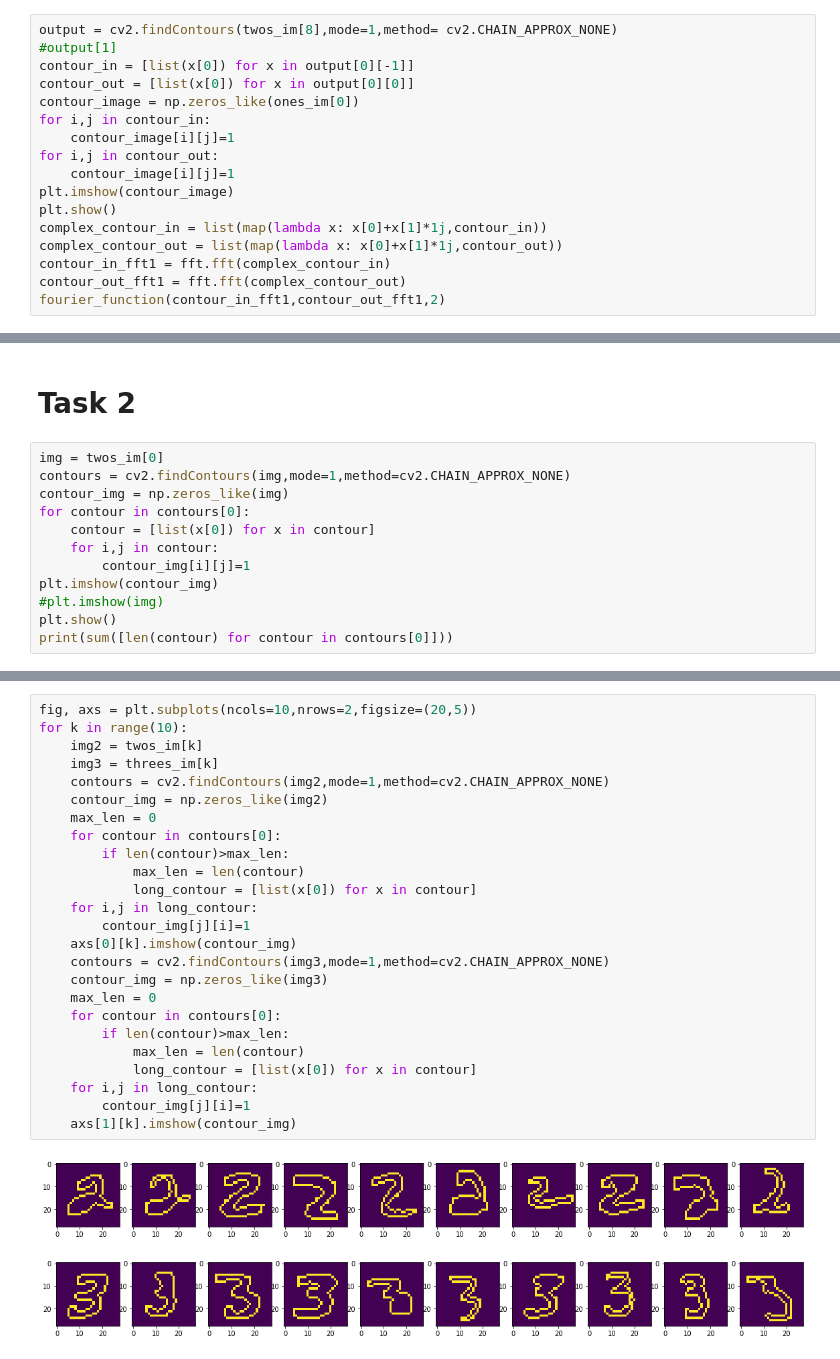
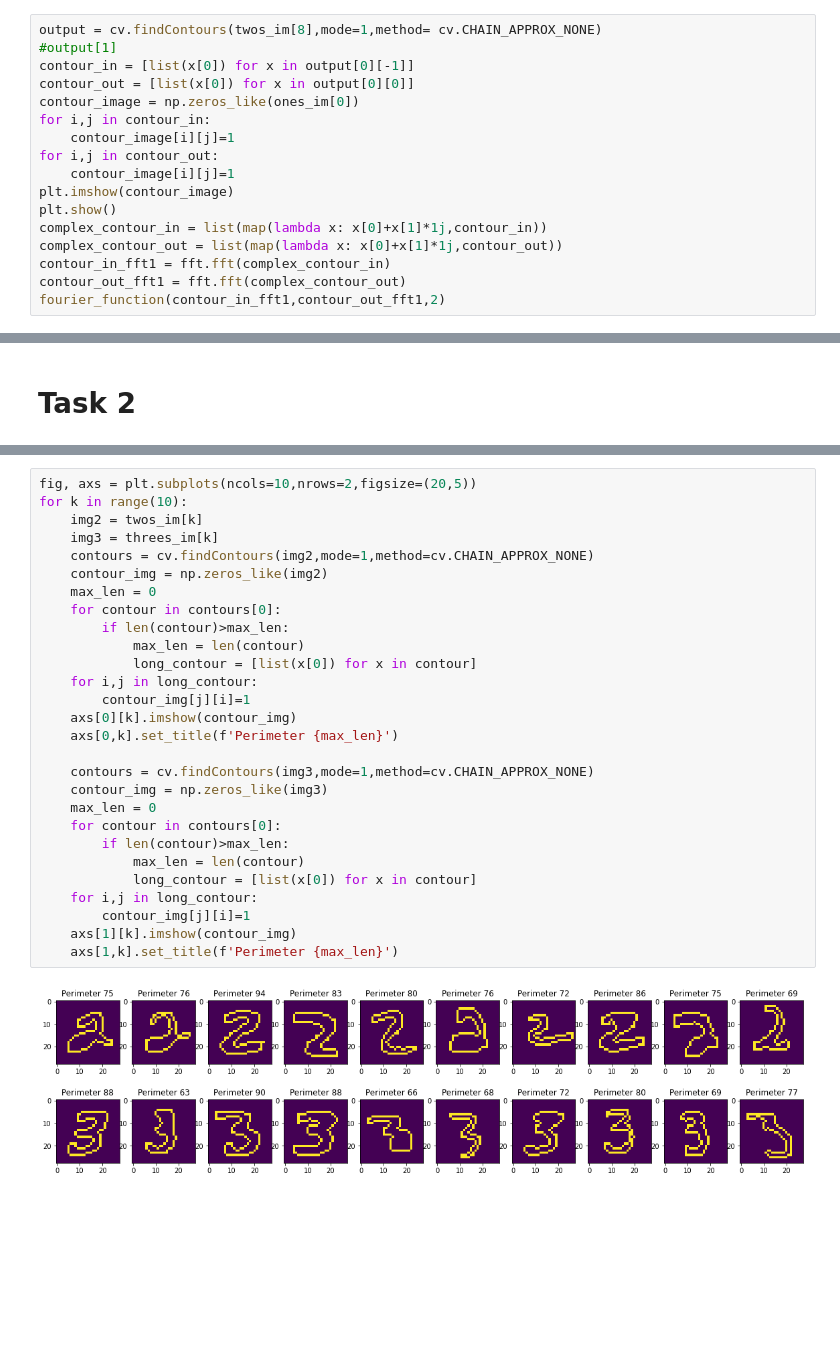
Before and after one commit to pranavkrishna1908/ImageAnalysis, a Jupyter notebook: lab2_final_version.ipynb, the cells around one changed output, grey strips where cells are left out. Drawn from its saved outputs; the diff is of its cells as text; blank space fills up the shorter version.

```diff
--- a/lab2_final_version.ipynb
+++ b/lab2_final_version.ipynb
@@ -442,5 +314,5 @@ def get_invariant_features(img, inv_to_rotation=False, inv_to_translation=False,
 # %%
-output = cv2.findContours(twos_im[8],mode=1,method= cv2.CHAIN_APPROX_NONE)
+output = cv.findContours(twos_im[8],mode=1,method= cv.CHAIN_APPROX_NONE)
 #output[1]
 contour_in = [list(x[0]) for x in output[0][-1]]
 contour_out = [list(x[0]) for x in output[0][0]]
@@ -502,14 +373,2 @@ IndexError: tuple index out of range
 # %% [markdown]
 # Task 2
-# %%
-img = twos_im[0]
-contours = cv2.findContours(img,mode=1,method=cv2.CHAIN_APPROX_NONE)
-contour_img = np.zeros_like(img)
-for contour in contours[0]:
-    contour = [list(x[0]) for x in contour]
-    for i,j in contour:
-        contour_img[i][j]=1
-plt.imshow(contour_img)
-#plt.imshow(img)
-plt.show()
-print(sum([len(contour) for contour in contours[0]]))
@@ -519,27 +377,30 @@ print(sum([len(contour) for contour in contours[0]]))
 # %%
 fig, axs = plt.subplots(ncols=10,nrows=2,figsize=(20,5))
 for k in range(10):
     img2 = twos_im[k]
     img3 = threes_im[k]
-    contours = cv2.findContours(img2,mode=1,method=cv2.CHAIN_APPROX_NONE)
+    contours = cv.findContours(img2,mode=1,method=cv.CHAIN_APPROX_NONE)
     contour_img = np.zeros_like(img2)
     max_len = 0
     for contour in contours[0]:
         if len(contour)>max_len:
             max_len = len(contour)
             long_contour = [list(x[0]) for x in contour]
     for i,j in long_contour:
         contour_img[j][i]=1
     axs[0][k].imshow(contour_img)
-    contours = cv2.findContours(img3,mode=1,method=cv2.CHAIN_APPROX_NONE)
+    axs[0,k].set_title(f'Perimeter {max_len}')
+
+    contours = cv.findContours(img3,mode=1,method=cv.CHAIN_APPROX_NONE)
     contour_img = np.zeros_like(img3)
     max_len = 0
     for contour in contours[0]:
         if len(contour)>max_len:
             max_len = len(contour)
             long_contour = [list(x[0]) for x in contour]
     for i,j in long_contour:
         contour_img[j][i]=1
     axs[1][k].imshow(contour_img)
+    axs[1,k].set_title(f'Perimeter {max_len}')
 # %% [output]
-[figure, old version]
+[figure, new version]
```
Also changed, not shown: parts of 30 cells of this notebook.
